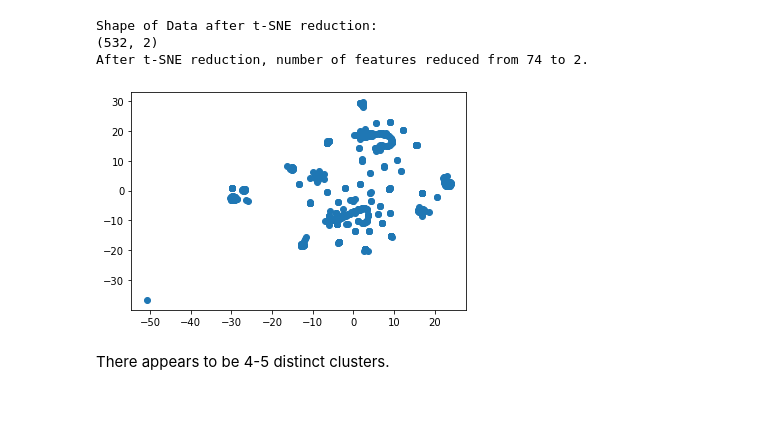
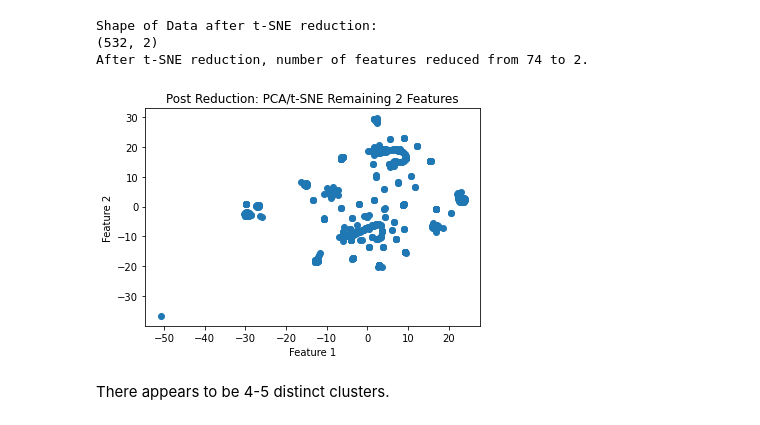
Before and after one commit to emeralddawns/Clustering-Crypto-Currencies, a Jupyter notebook: crypto_comparison.ipynb, the cells around one changed output. Cells and saved outputs as stored; diff of their text form; code cells hidden in the pictures.

```diff
--- a/crypto_comparison.ipynb
+++ b/crypto_comparison.ipynb
@@ -207,9 +207,13 @@ y_values = crypto_tsne[:,1]
 # %%
 # Visualize the clusters
 plt.scatter(x_values, y_values)
+plt.title(f"Post Reduction: PCA/t-SNE Remaining {crypto_tsne.shape[1]} Features")
+plt.xlabel('Feature 1')
+plt.ylabel('Feature 2')
+plt.savefig("plots/tsnefeature.jpg")
 plt.show()
 # %% [output]
-[figure, old version]
+[figure, new version]
 # %% [markdown]
 There appears to be 4-5 distinct clusters.
 # %% [markdown]
```
Also changed, not shown: parts of 3 cells of this notebook, 5 other files.
